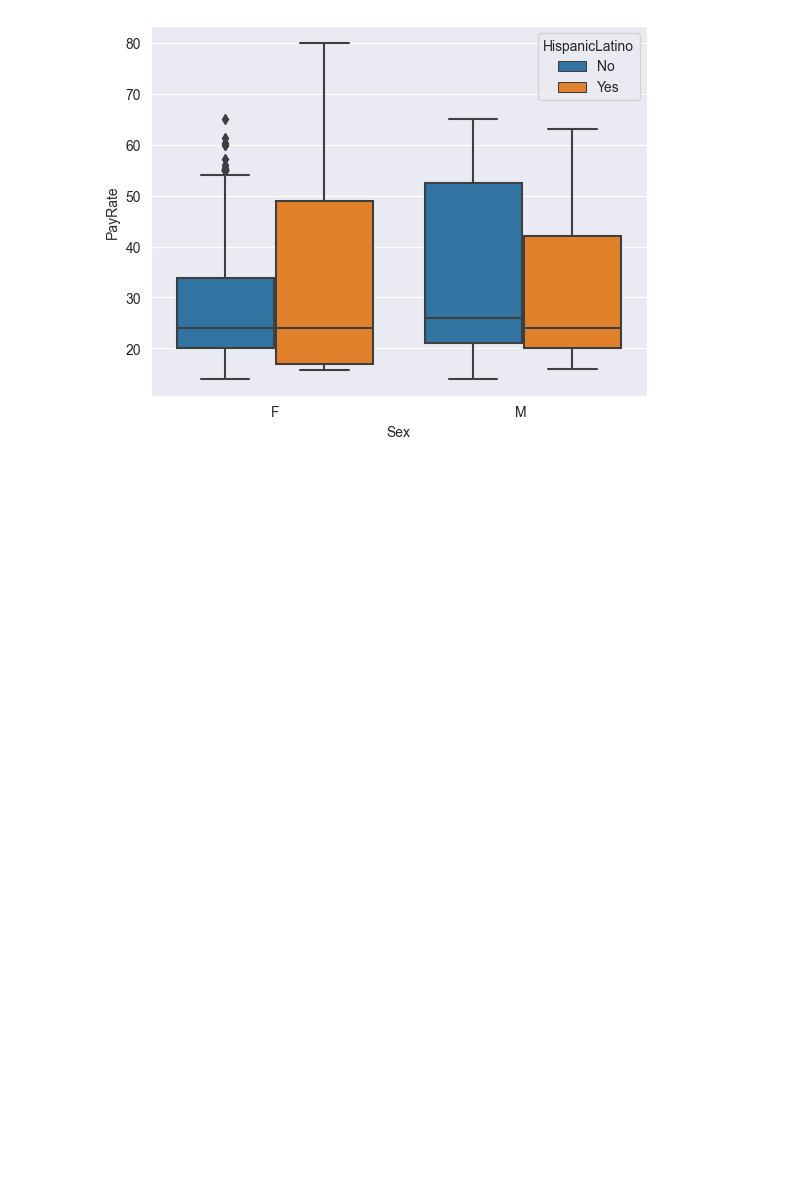
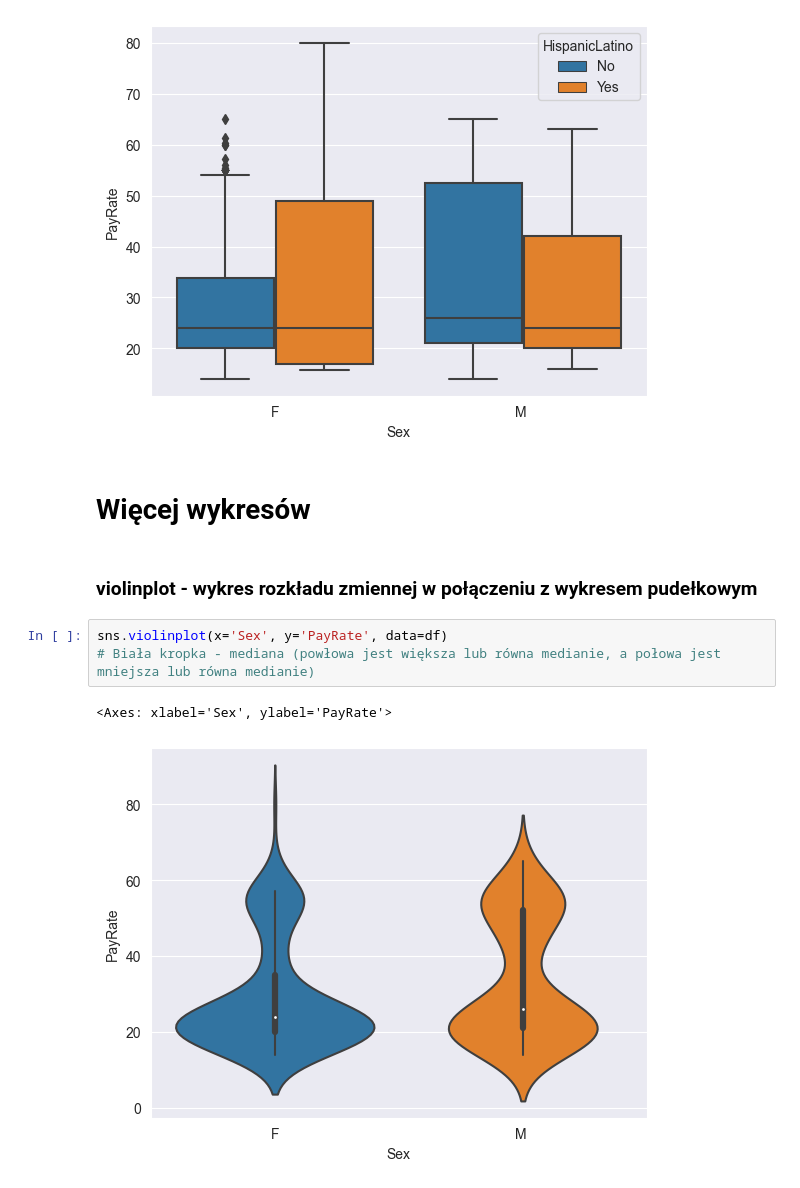
Before and after one commit to grzegorztata/Python, a Jupyter notebook: Modul_9/Modul_9_2/Modul_9_2_Eksploracja_Seaborn.ipynb, the cells around one changed output. Saved outputs shown, nothing was run; the diff lists cells and outputs as text; blank space fills up the shorter version.

```diff
--- a/Modul_9/Modul_9_2/Modul_9_2_Eksploracja_Seaborn.ipynb
+++ b/Modul_9/Modul_9_2/Modul_9_2_Eksploracja_Seaborn.ipynb
@@ -231,3 +231,13 @@ sns.boxplot(x='Sex',y='PayRate',data=df,hue='HispanicLatino')
 # %% [output]
 <Axes: xlabel='Sex', ylabel='PayRate'>
 [figure]
+# %% [markdown]
+# Więcej wykresów
+# %% [markdown]
+### violinplot - wykres rozkładu zmiennej w połączeniu z wykresem pudełkowym
+# %%
+sns.violinplot(x='Sex', y='PayRate', data=df)
+# Biała kropka - mediana (powłowa jest większa lub równa medianie, a połowa jest mniejsza lub równa medianie)
+# %% [output]
+<Axes: xlabel='Sex', ylabel='PayRate'>
+[figure, added]
```
Also changed, not shown: parts of 10 cells of this notebook, 6 other files.
